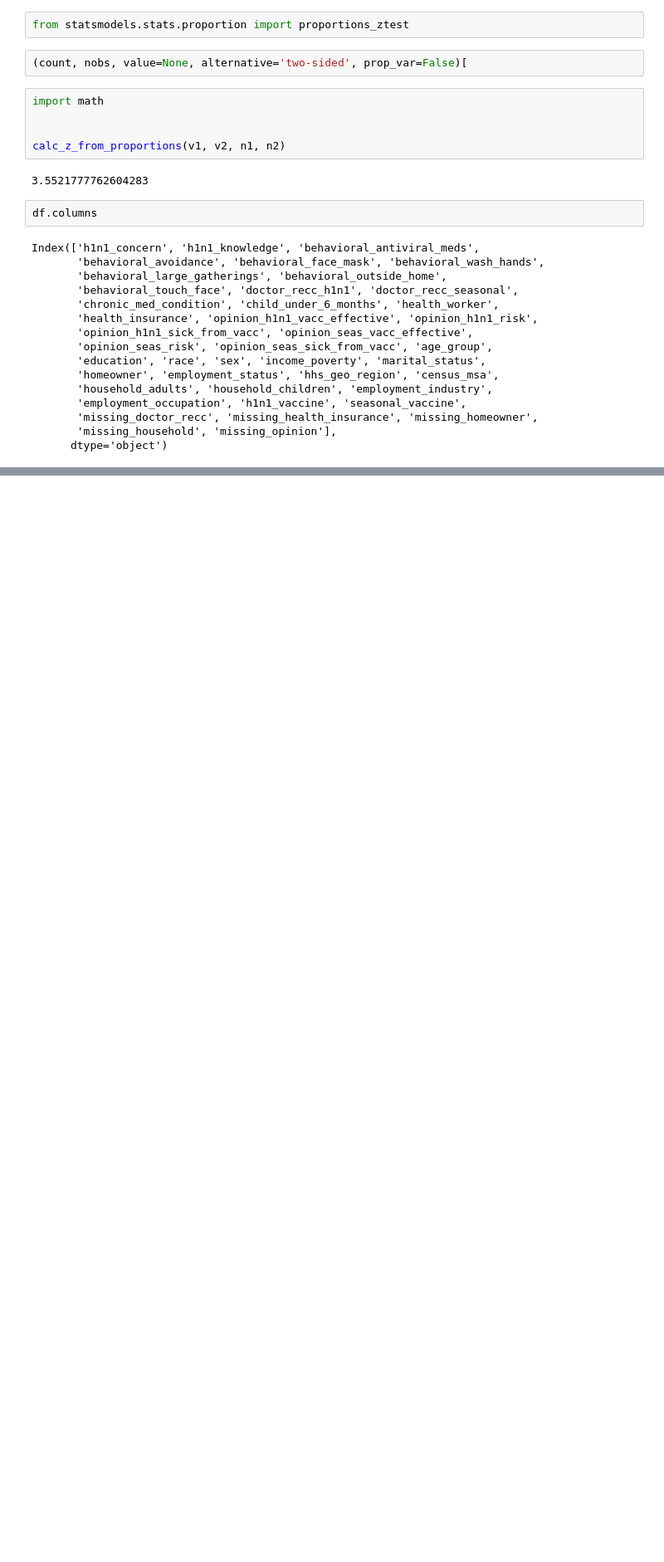
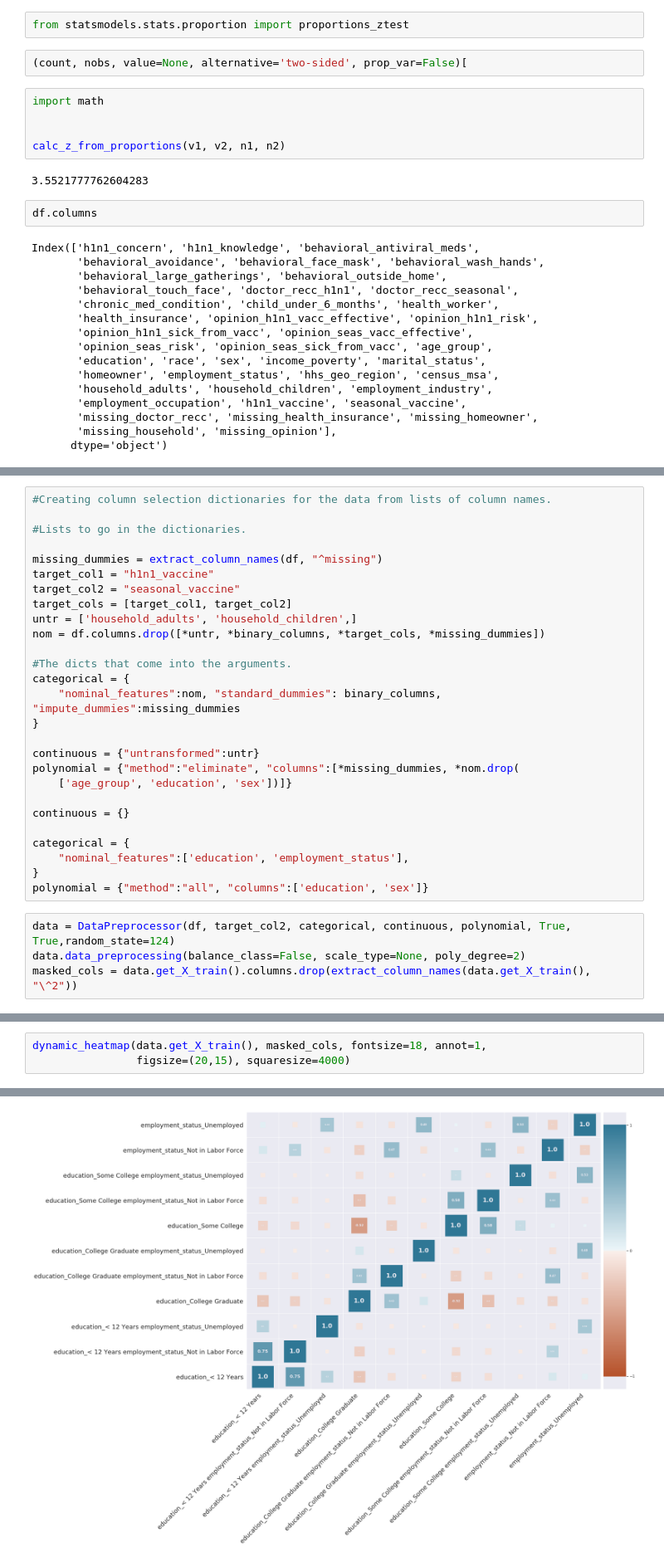
Before and after one commit to coreyryanhanson/predicting_seasonal_vaccinations, a Jupyter notebook: scratch_corey.ipynb, the cells around one changed output, grey strips where cells are left out. Shown at 83% size. Cells and saved outputs as stored; diff of their text form; blank space fills up the shorter version.

```diff
--- a/scratch_corey.ipynb
+++ b/scratch_corey.ipynb
@@ -502,0 +426,31 @@ Index(['h1n1_concern', 'h1n1_knowledge', 'behavioral_antiviral_meds',
+# %%
+#Creating column selection dictionaries for the data from lists of column names.
+
+#Lists to go in the dictionaries.
+
+missing_dummies = extract_column_names(df, "^missing")
+target_col1 = "h1n1_vaccine"
+target_col2 = "seasonal_vaccine"
+target_cols = [target_col1, target_col2]
+untr = ['household_adults', 'household_children',]
+nom = df.columns.drop([*untr, *binary_columns, *target_cols, *missing_dummies])
+
+#The dicts that come into the arguments.
+categorical = {
+    "nominal_features":nom, "standard_dummies": binary_columns, "impute_dummies":missing_dummies
+}
+
+continuous = {"untransformed":untr}
+polynomial = {"method":"eliminate", "columns":[*missing_dummies, *nom.drop(
+    ['age_group', 'education', 'sex'])]}
+
+continuous = {}
+
+categorical = {
+    "nominal_features":['education', 'employment_status'],
+}
+polynomial = {"method":"all", "columns":['education', 'sex']}
+# %%
+data = DataPreprocessor(df, target_col2, categorical, continuous, polynomial, True, True,random_state=124)
+data.data_preprocessing(balance_class=False, scale_type=None, poly_degree=2)
+masked_cols = data.get_X_train().columns.drop(extract_column_names(data.get_X_train(), "\^2"))
@@ -502,0 +467,4 @@ Index(['h1n1_concern', 'h1n1_knowledge', 'behavioral_antiviral_meds',
+# %%
+dynamic_heatmap(data.get_X_train(), masked_cols, fontsize=18, annot=1,
+                figsize=(20,15), squaresize=4000)
+# %% [output]
@@ -503 +472,2 @@ Index(['h1n1_concern', 'h1n1_knowledge', 'behavioral_antiviral_meds',
+[figure, added]
 # %%
```
Also changed, not shown: parts of 14 cells of this notebook, 2 other files.
